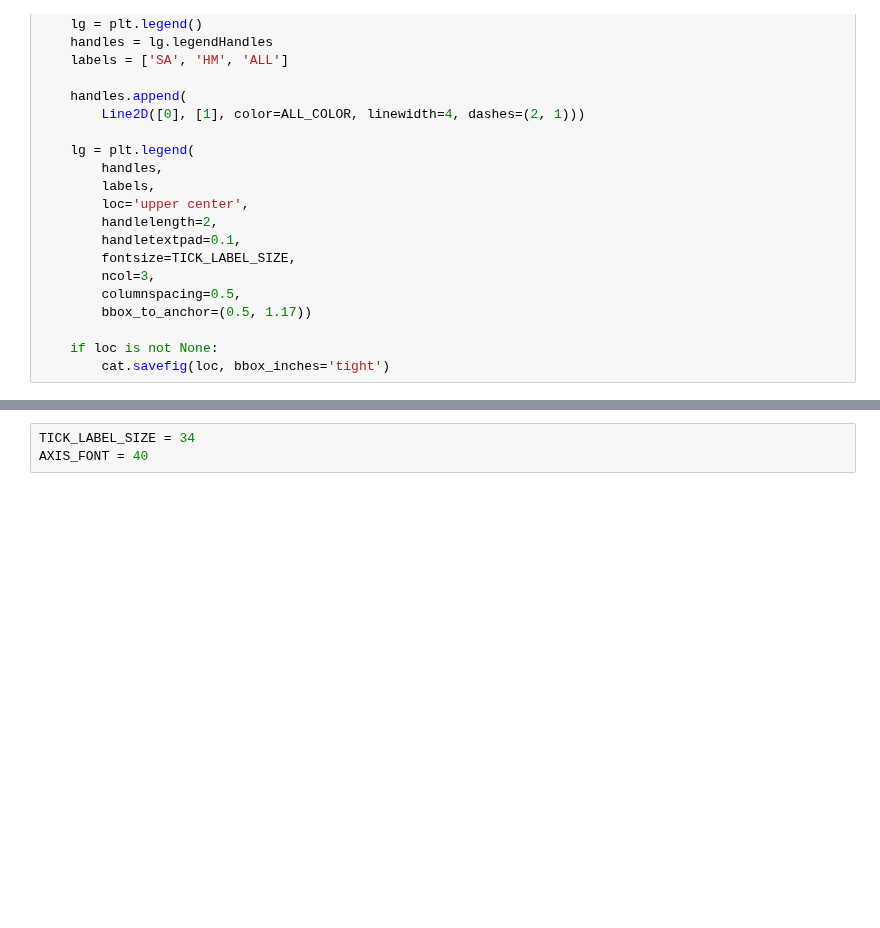
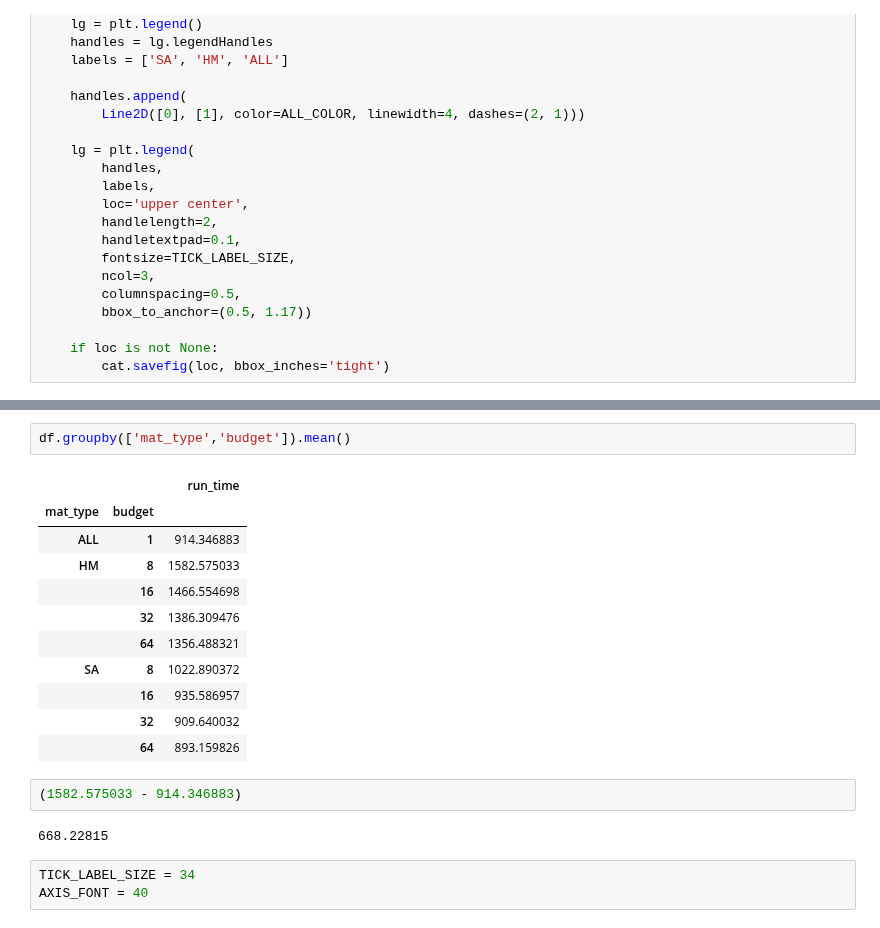
Before and after one commit to dbehrouz/ml-workload-optimization, a Jupyter notebook: code/collaborative-optimizer/paper/experiments/materialization/plots.ipynb, the cells around one changed output, grey strips where cells are left out. Cells and saved outputs as stored; diff of their text form; blank space fills up the shorter version.

```diff
--- a/code/collaborative-optimizer/paper/experiments/materialization/plots.ipynb
+++ b/code/collaborative-optimizer/paper/experiments/materialization/plots.ipynb
@@ -138,3 +138,21 @@ plot_execution_time(df, output_directory+'/run-time.pgf')
+# %%
+df.groupby(['mat_type','budget']).mean()
+# %% [output]
+|  |  | run_time |
+| mat_type | budget |  |
+| ALL | 1 | 914.346883 |
+| HM | 8 | 1582.575033 |
+|  | 16 | 1466.554698 |
+|  | 32 | 1386.309476 |
+|  | 64 | 1356.488321 |
+| SA | 8 | 1022.890372 |
+|  | 16 | 935.586957 |
+|  | 32 | 909.640032 |
+|  | 64 | 893.159826 |
+# %%
+(1582.575033 - 914.346883)
+# %% [output]
+668.22815
 # %%
 TICK_LABEL_SIZE = 34
 AXIS_FONT = 40
```
Also changed, not shown: parts of 1 cell of this notebook, 3 other files.
